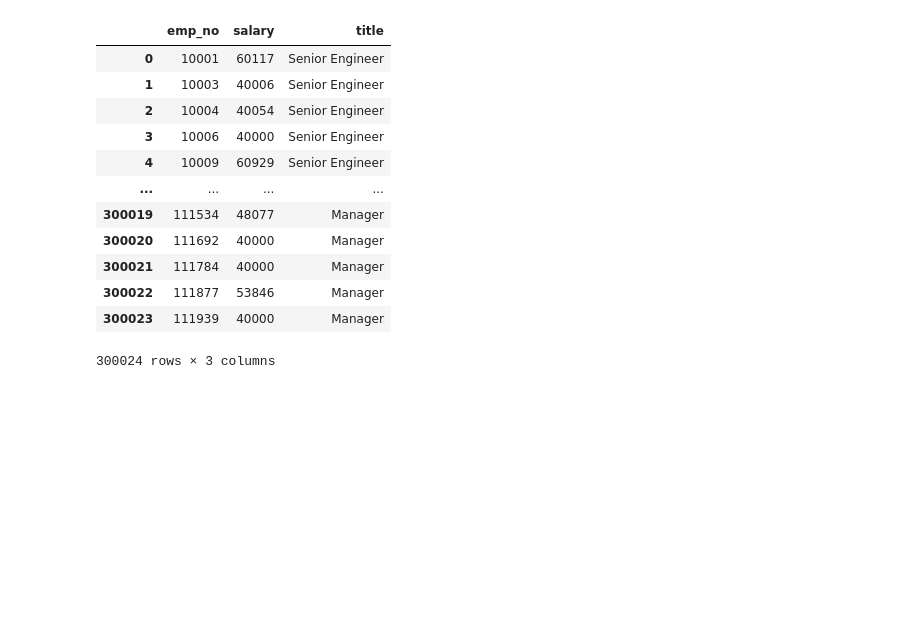
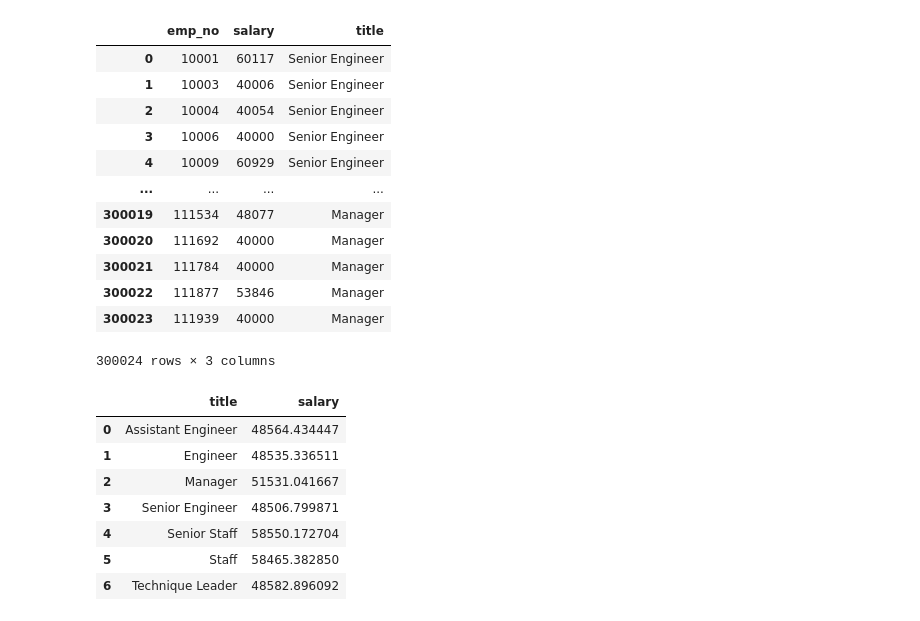
Before and after one commit to elysesulkey/sql-challenge, a Jupyter notebook: emp_data_bonus.ipynb, the cells around one changed output. Saved outputs shown, nothing was run; the diff lists cells and outputs as text; code cells hidden in the pictures; blank space fills up the shorter version.

```diff
--- a/emp_data_bonus.ipynb
+++ b/emp_data_bonus.ipynb
@@ -74,3 +76,19 @@ finished_df.dropna(how='any')
 | 300022 | 111877 | 53846 | Manager |
 | 300023 | 111939 | 40000 | Manager |
 300024 rows × 3 columns
+# %%
+# Groupby Title
+title_salaries_df = finished_df.groupby(["title"])["salary"].mean()
+#title_salaries_df = title_salaries_df.rename(columns={"salary":"Avg Salary", "title": "Title"})
+avg_salary_df = title_salaries_df.drop(columns = "emp_no")
+title_indexed_df = avg_salary_df.reset_index()
+title_indexed_df
+# %% [output]
+|  | title | salary |
+| 0 | Assistant Engineer | 48564.434447 |
+| 1 | Engineer | 48535.336511 |
+| 2 | Manager | 51531.041667 |
+| 3 | Senior Engineer | 48506.799871 |
+| 4 | Senior Staff | 58550.172704 |
+| 5 | Staff | 58465.382850 |
+| 6 | Technique Leader | 48582.896092 |
```
Also changed, not shown: parts of 2 cells of this notebook, 1 other file.
